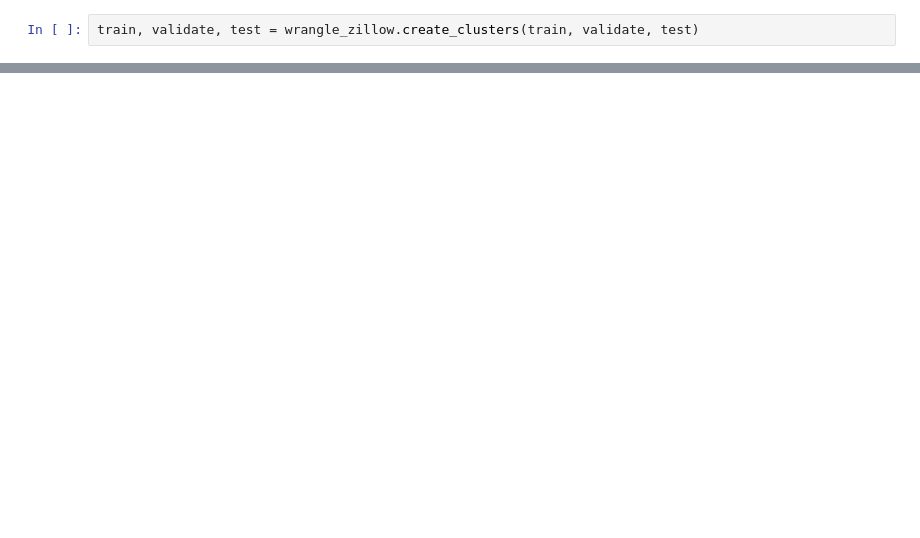
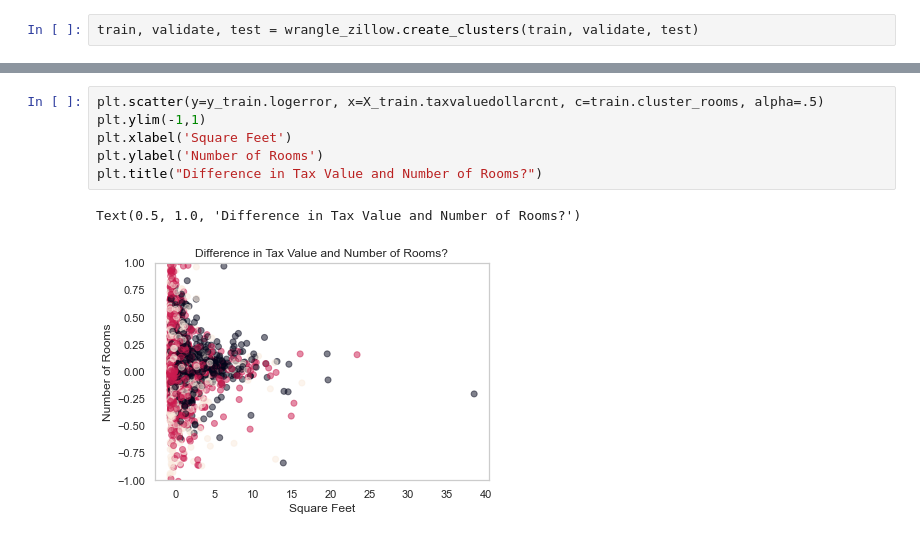
Before and after one commit to jamesallen0351/clustering-project, a Jupyter notebook: zillow_notebook.ipynb, the cells around one changed output, grey strips where cells are left out. Cells and saved outputs as stored; diff of their text form; blank space fills up the shorter version.

Commit message:
add more clusters to notebook

```diff
--- a/zillow_notebook.ipynb
+++ b/zillow_notebook.ipynb
@@ -409,0 +422,9 @@ wrangle_zillow.create_scatter_plot('longitude','latitude',train,kmeans, X_scaled
+# %%
+plt.scatter(y=y_train.logerror, x=X_train.taxvaluedollarcnt, c=train.cluster_rooms, alpha=.5)
+plt.ylim(-1,1)
+plt.xlabel('Square Feet')
+plt.ylabel('Number of Rooms')
+plt.title("Difference in Tax Value and Number of Rooms?")
+# %% [output]
+Text(0.5, 1.0, 'Difference in Tax Value and Number of Rooms?')
+[figure, added]
```
Also changed, not shown: parts of 7 cells of this notebook, 1 other file.
